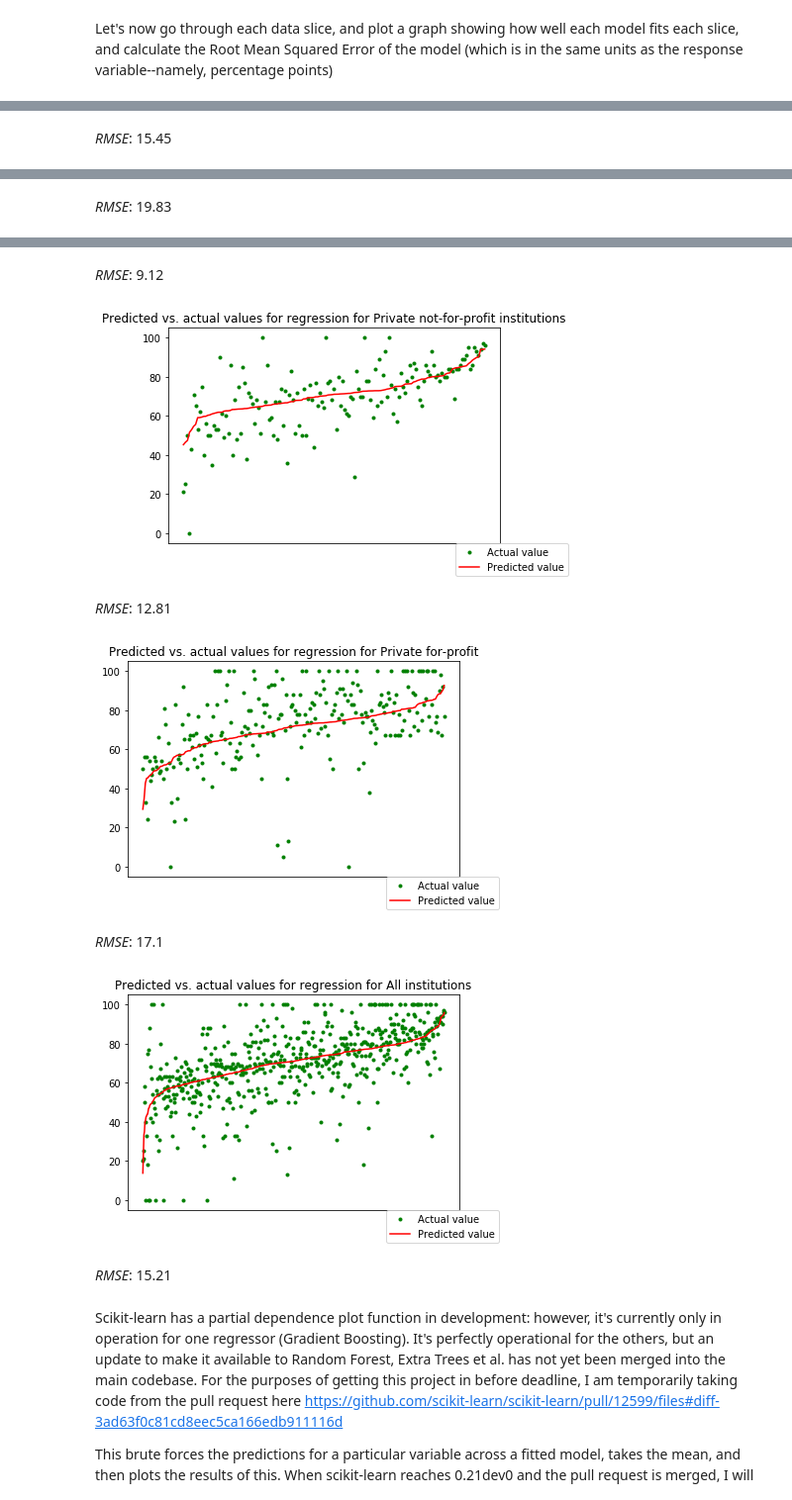
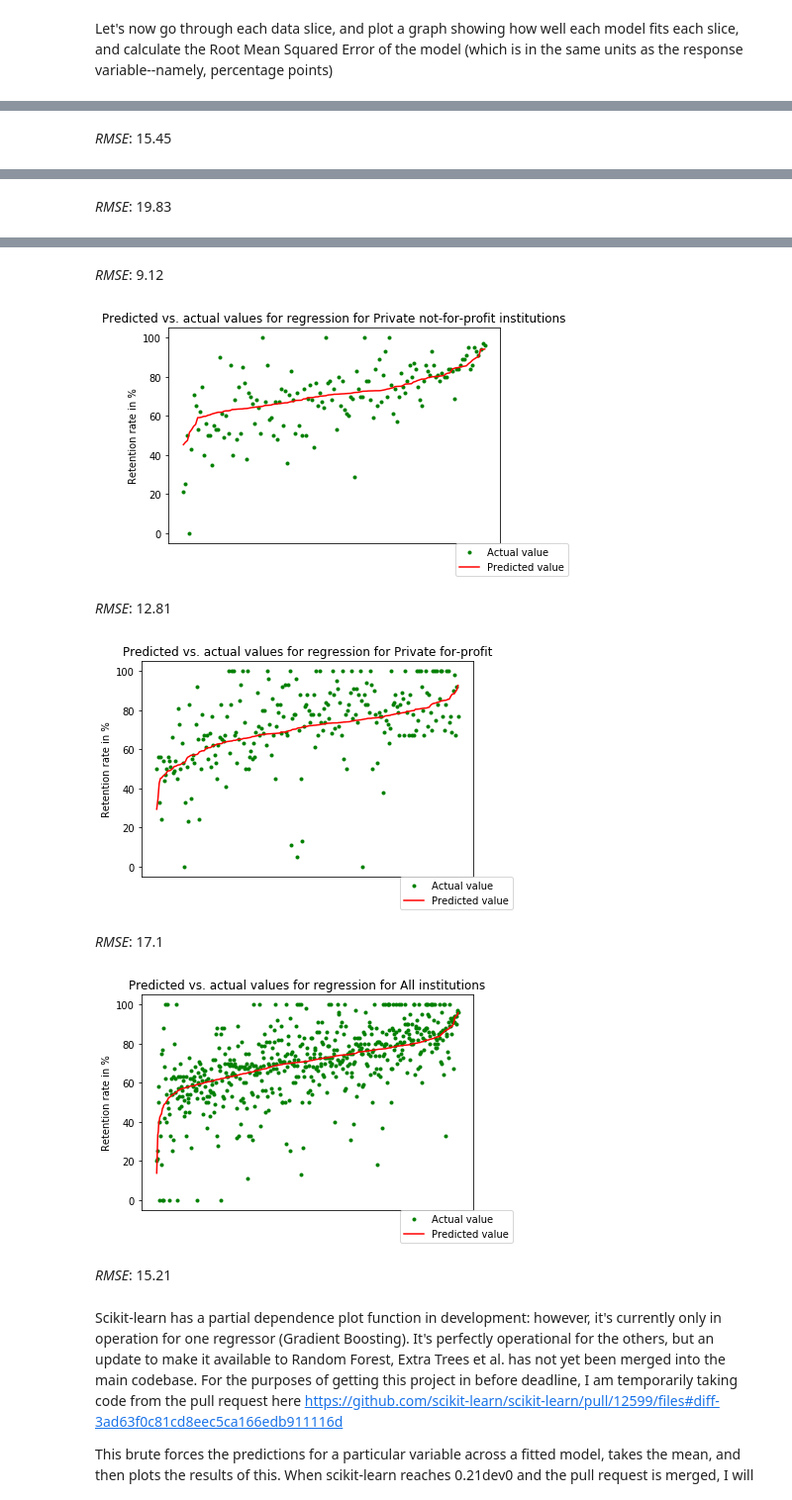
Before and after one commit to quinparker/ds-retentionrates, a Jupyter notebook: main.ipynb, the cells around one changed output, grey strips where cells are left out. Shown at 99% size. Cells and saved outputs as stored; diff of their text form; code cells hidden in the pictures.

```diff
--- a/main.ipynb
+++ b/main.ipynb
@@ -289,0 +327,6 @@ Imported AL2016: 4971 columns total, 279.08MB
+# %%
+outliers = ipeds.loc[(ipeds[responsevar] == 100) | (ipeds[responsevar] == 0)].index
+ipeds_nooutliers = ipeds[responsevar].drop(outliers).dropna()
+
+k2, p = scipy.stats.normaltest(ipeds_nooutliers)
+display(Markdown("Probability of the null hypothesis that the sample comes from a normal distribution: *p* = {:g}".format(p)))
@@ -289,0 +337,22 @@ Imported AL2016: 4971 columns total, 279.08MB
+# %%
+fig, axes = plt.subplots()
+ix = np.arange(1, len(SLICES)) # technically, one fewer than the number of slices
+
+pbars = []
+
+# each slice contains a dictionary as its second value that explains how to create the slice
+# slice it, measure it, and add it to the list
+
+for x in ix:
+    dataslice = SLICES[x-1][1]
+    pbars.append(len(ipeds.loc[(ipeds[dataslice[0]] == dataslice[1])]))
+
+pb = plt.barh(ix, pbars)
+for ix, x in enumerate(pb):
+    x.set_facecolor('r') if ix < 3 else x.set_facecolor('g')
+
+labels = list([x[0] for x in SLICES[0:6]])
+labels.insert(0,"Zero")
+axes.set_yticklabels(labels)
+axes.set_xlabel("Number of colleges")
+plt.show()
@@ -653,7 +744,8 @@ for fittedmodel in fittedmodels:
                                 .predict(fittedmodel["Testing data"].drop(columns = responsevar)),
                                 "Actual value": fittedmodel["Testing data"][responsevar]})
     predictions = predictions.sort_values(by="Predicted value").reset_index().drop(columns = "index")
-    plt.axes(title = "Predicted vs. actual values for regression for " + fittedmodel["Data slice"])
+    plt.axes(title = "Predicted vs. actual values for regression for " + fittedmodel["Data slice"],
+             ylabel = "Retention rate in %")
     plt.gca().axes.get_xaxis().set_visible(False)
     plt.plot(predictions["Actual value"], 'g.')
     plt.plot(predictions["Predicted value"], 'r-')
@@ -672,9 +764,9 @@ for fittedmodel in fittedmodels:
 *RMSE*: 9.12
-[figure, old version]
+[figure, new version]
 *RMSE*: 12.81
-[figure, old version]
+[figure, new version]
 *RMSE*: 17.1
-[figure, old version]
+[figure, new version]
 *RMSE*: 15.21
 # %% [markdown]
 Scikit-learn has a partial dependence plot function in development: however, it's currently only in
```
Also changed, not shown: parts of 23 cells of this notebook, 3 other files.
